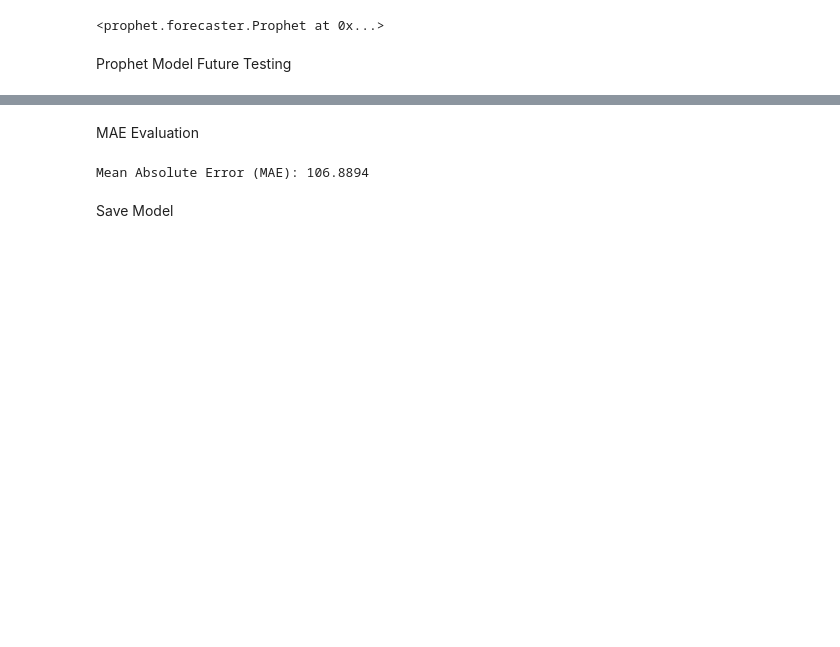
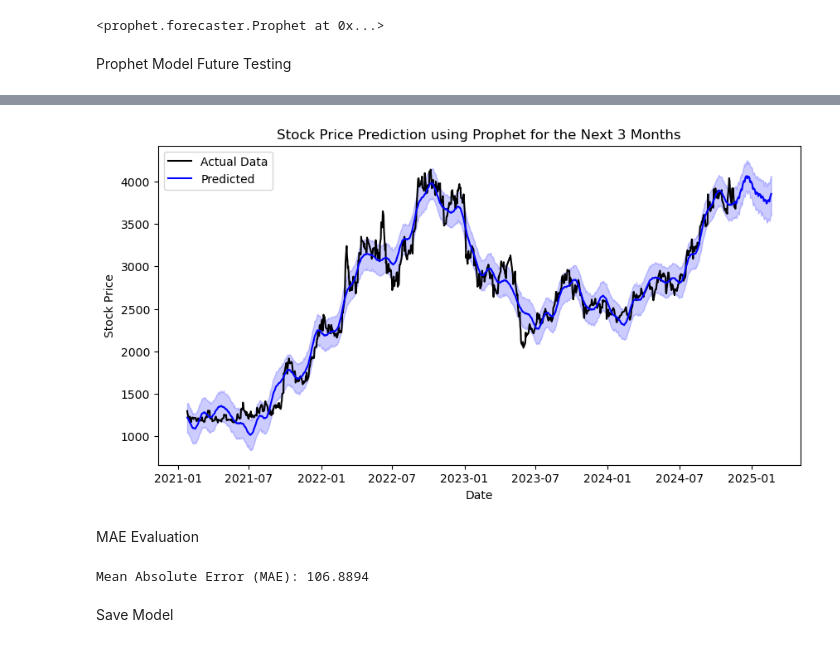
Before and after one commit to Meinya98/Stock-analysis-w-timeseries-model, a Jupyter notebook: models_ADRO.ipynb, the cells around one changed output, grey strips where cells are left out. Cells and saved outputs as stored; diff of their text form; code cells hidden in the pictures; blank space fills up the shorter version.

```diff
--- a/models_ADRO.ipynb
+++ b/models_ADRO.ipynb
@@ -332,3 +332,15 @@ plt.show()
+# %%
+plt.figure(figsize=(10,5))
+plt.plot(prophet_data['ds'], prophet_data['y'], label="Actual Data", color="black")  # Actual data
+plt.plot(forecast_prophet['ds'], forecast_prophet['yhat'], label="Predicted", color="blue")  # Predicted trend
+plt.fill_between(forecast_prophet['ds'], forecast_prophet['yhat_lower'], forecast_prophet['yhat_upper'], color='blue', alpha=0.2)  # Uncertainty
+plt.legend()
+plt.xlabel("Date")
+plt.ylabel("Stock Price")
+plt.title("Stock Price Prediction using Prophet for the Next 3 Months")
+plt.show()
+# %% [output]
+[figure, added]
 # %% [markdown]
 MAE Evaluation
 # %%
```
Also changed, not shown: parts of 7 cells of this notebook, 2 other files.
